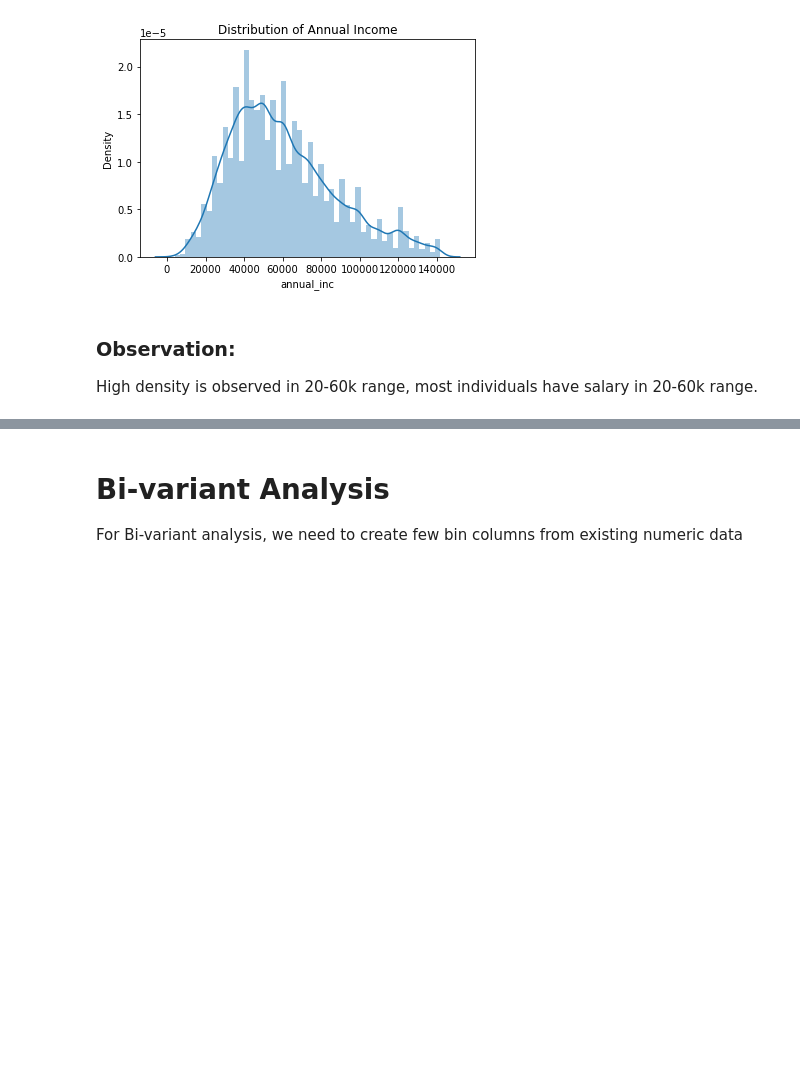
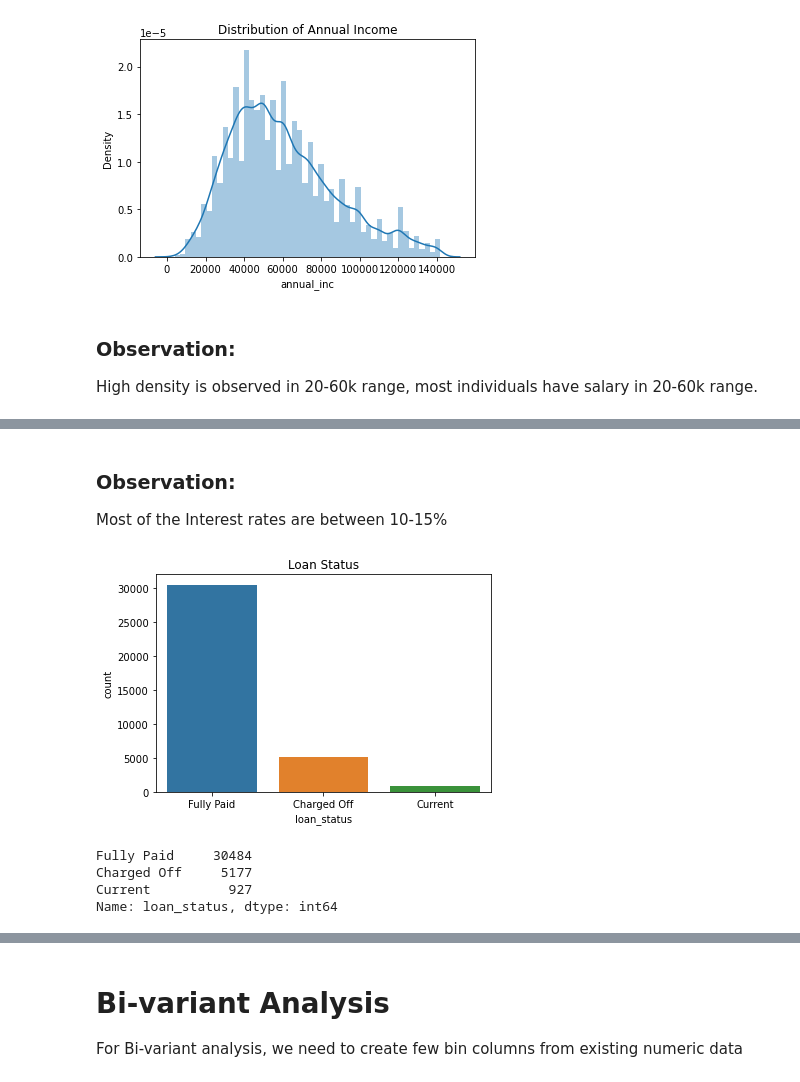
Before and after one commit to joshigeek/LendingClubCaseStudy, a Jupyter notebook: Himanshu-LendingClubCaseStudy.ipynb, the cells around one changed output, grey strips where cells are left out. Saved outputs shown, nothing was run; the diff lists cells and outputs as text; code cells hidden in the pictures; blank space fills up the shorter version.

```diff
--- a/Himanshu-LendingClubCaseStudy.ipynb
+++ b/Himanshu-LendingClubCaseStudy.ipynb
@@ -384,0 +391,16 @@ High density is observed in 20-60k range, most individuals have salary in 20-60k
+# %% [markdown]
+### Observation:
+Most of the Interest rates are between 10-15%
+# %%
+sbn.countplot(x="loan_status",data=df_noNA)
+plt.title("Loan Status")
+plt.show()
+# %% [output]
+[figure, added]
+# %%
+df_noNA['loan_status'].value_counts()
+# %% [output]
+Fully Paid     30484
+Charged Off     5177
+Current          927
+Name: loan_status, dtype: int64
```
Also changed, not shown: parts of 2 cells of this notebook, 2 other files.
